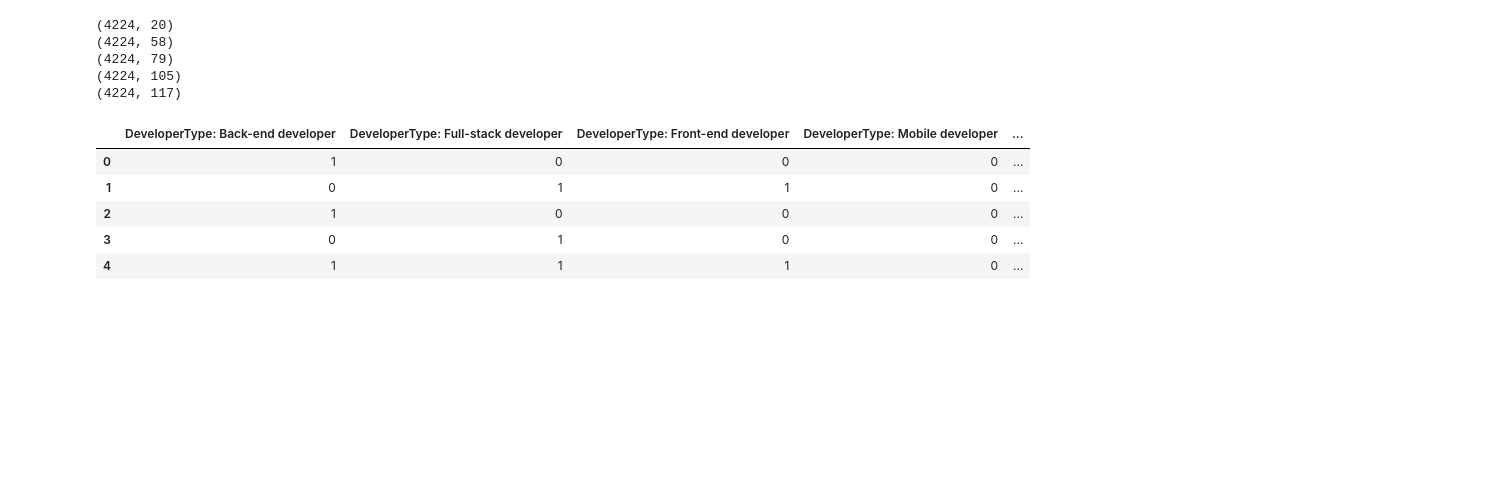
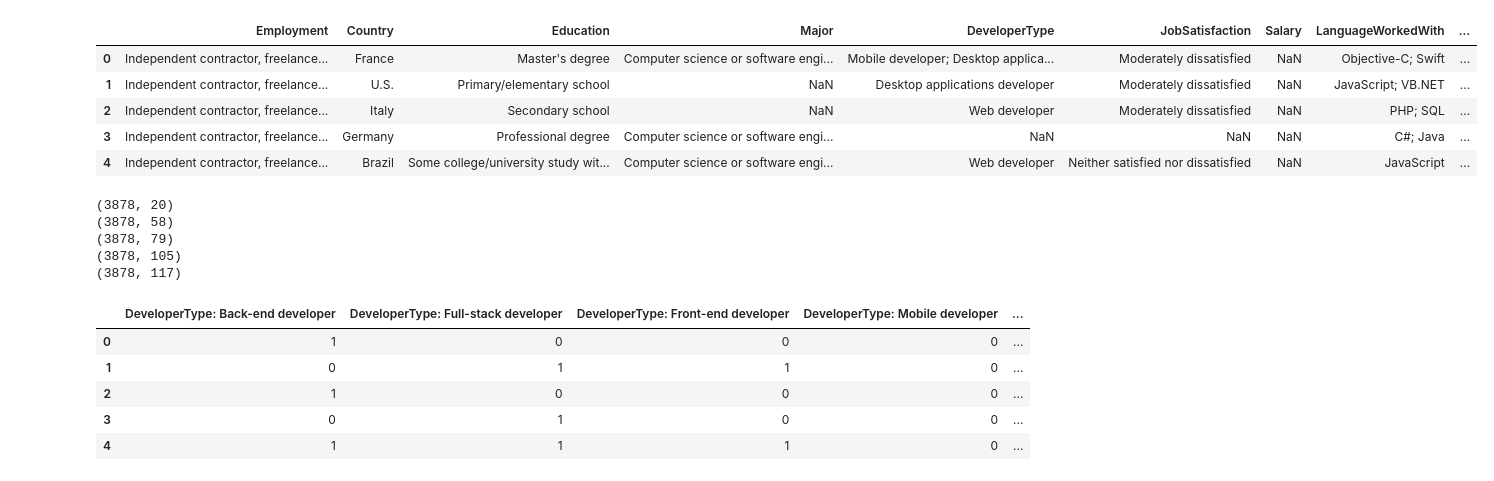
Before and after one commit to aldrinlambon/stackoverflow-survey-data-analysis, a Jupyter notebook: SalaryModeling.ipynb, the cells around one changed output. Drawn from its saved outputs; the diff is of its cells as text; code cells hidden in the pictures; blank space fills up the shorter version.

```diff
--- a/SalaryModeling.ipynb
+++ b/SalaryModeling.ipynb
@@ -17,5 +18,10 @@ def one_hot_cat_list(cat_list,series):
 # %%
-df = pd.read_csv('survey_data_17_to_19.csv',low_memory=False)
-
-is_freelance = df['Employment'].str.contains('freelance')
-free_df = df[is_freelance]
+df_free = pd.read_csv('survey_data_17_to_19.csv',low_memory=False)
+df_free.head()
+# %% [output]
+|  | Employment | Country | Education | Major | DeveloperType | JobSatisfaction | Salary | LanguageWorkedWith | ... |
+| 0 | Independent contractor, freelance... | France | Master's degree | Computer science or software engi... | Mobile developer; Desktop applica... | Moderately dissatisfied | NaN | Objective-C; Swift | ... |
+| 1 | Independent contractor, freelance... | U.S. | Primary/elementary school | NaN | Desktop applications developer | Moderately dissatisfied | NaN | JavaScript; VB.NET | ... |
+| 2 | Independent contractor, freelance... | Italy | Secondary school | NaN | Web developer | Moderately dissatisfied | NaN | PHP; SQL | ... |
+| 3 | Independent contractor, freelance... | Germany | Professional degree | Computer science or software engi... | NaN | NaN | NaN | C#; Java | ... |
+| 4 | Independent contractor, freelance... | Brazil | Some college/university study wit... | Computer science or software engi... | Web developer | Neither satisfied nor dissatisfied | NaN | JavaScript | ... |
@@ -22,15 +33,17 @@ free_df = df[is_freelance]
 # %%
 one_df = pd.DataFrame()
-with_salary = free_df['Salary']>0
+with_salary_no_outlier = (df_free['Salary']>0) & (df_free['Salary']<=upper_bound)
 for col in ['DeveloperType','LanguageWorkedWith','DatabaseWorkedWith','PlatformWorkedWith','WebFrameWorkedWith']:
-    cat_list = explode_unique(free_df[with_salary][col])
-    dev_one_hot = one_hot_cat_list(cat_list,free_df[with_salary][col]).add_prefix(col+': ')
+
+    cat_list = explode_unique(df_free[with_salary_no_outlier][col])
+    dev_one_hot = one_hot_cat_list(cat_list,df_free[with_salary_no_outlier][col]).add_prefix(col+': ')
+
     one_df = pd.concat([one_df,dev_one_hot],axis=1)
     print(one_df.shape)
 # %% [output]
-(4224, 20)
-(4224, 58)
-(4224, 79)
-(4224, 105)
-(4224, 117)
+(3878, 20)
+(3878, 58)
+(3878, 79)
+(3878, 105)
+(3878, 117)
 # %%
```
Also changed, not shown: parts of 8 cells of this notebook.
